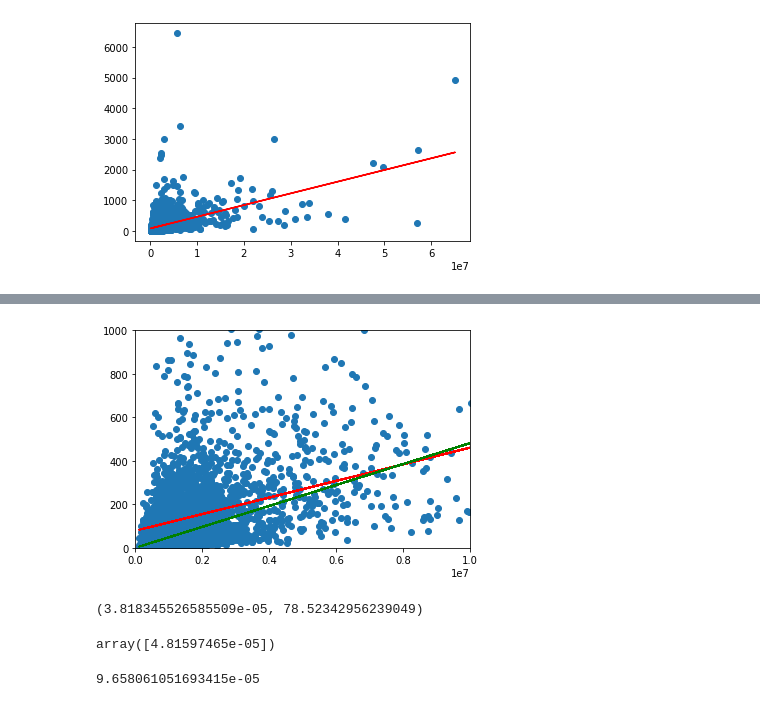
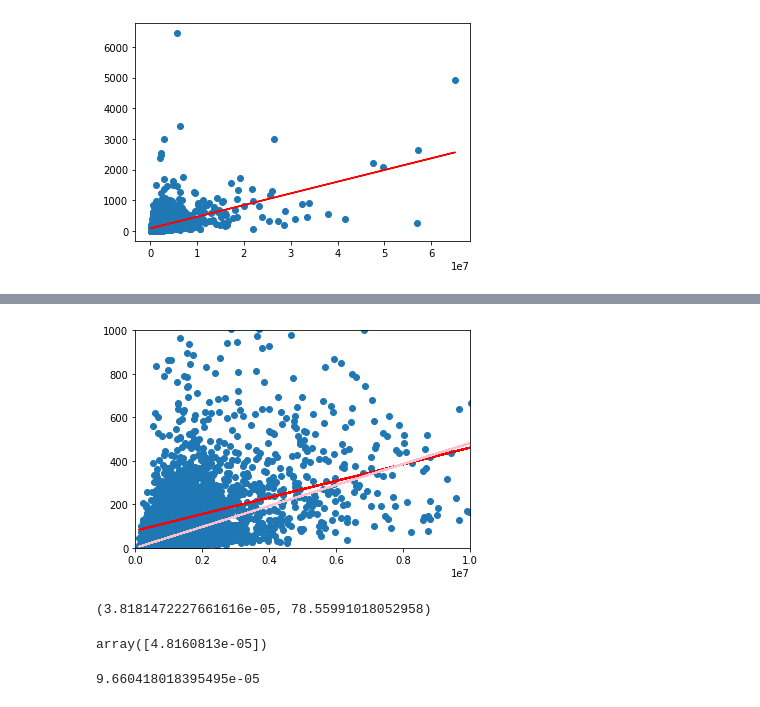
Before and after one commit to VictorTaillieu/TED-talks-analysis, a Jupyter notebook: notebooks/preprocessing.ipynb, the cells around one changed output, grey strips where cells are left out. Saved outputs shown, nothing was run; the diff lists cells and outputs as text; code cells hidden in the pictures.

```diff
--- a/notebooks/preprocessing.ipynb
+++ b/notebooks/preprocessing.ipynb
@@ -23,8 +15,8 @@ ted_talks = pd.concat(df_list, ignore_index=True)
 # %%
-ted_talks.drop_duplicates("talk_id", inplace=True, ignore_index=True)
+ted_talks = pd.read_csv("../data/ted_talks_en.csv")
 ted_talks.sort_values("talk_id", inplace=True, ignore_index=True)
 ted_talks.drop("url", axis=1, inplace=True)
-ted_talks.drop("available_lang", axis=1, inplace=True)
+# ted_talks.drop("available_lang", axis=1, inplace=True)
 ted_talks
 # %% [output]
 |  | talk_id | title | speaker_1 | all_speakers | occupations | about_speakers | views | recorded_date | ... |
@@ -284,11 +292,11 @@ plt.show()
 # %% [output]
 [figure]
 # %%
-a2, _, _, _ = np.linalg.lstsq(x.to_numpy()[:,np.newaxis], y)
+a2, _, _, _ = np.linalg.lstsq(x.to_numpy()[:,np.newaxis], y, rcond=None)
 
 plt.scatter(x, y)
 plt.plot(x, a * x + b, color="red")
-plt.plot(x, a2 * x, color="green")
+plt.plot(x, a2 * x, color="pink")
 plt.xlim(0, 1e7)
 plt.ylim(0, 1e3)
 plt.show()
@@ -298,13 +304,13 @@ To use the future default and silence this warning we advise to pass `rcond=None
-[figure, old version]
+[figure, new version]
 # %%
 a, b
 # %% [output]
-(3.818345526585509e-05, 78.52342956239049)
+(3.8181472227661616e-05, 78.55991018052958)
 # %%
 a2
 # %% [output]
-array([4.81597465e-05])
+array([4.8160813e-05])
 # %%
 (y / x).mean()
 # %% [output]
-9.658061051693415e-05
+9.660418018395495e-05
```
Also changed, not shown: parts of 68 cells of this notebook.
